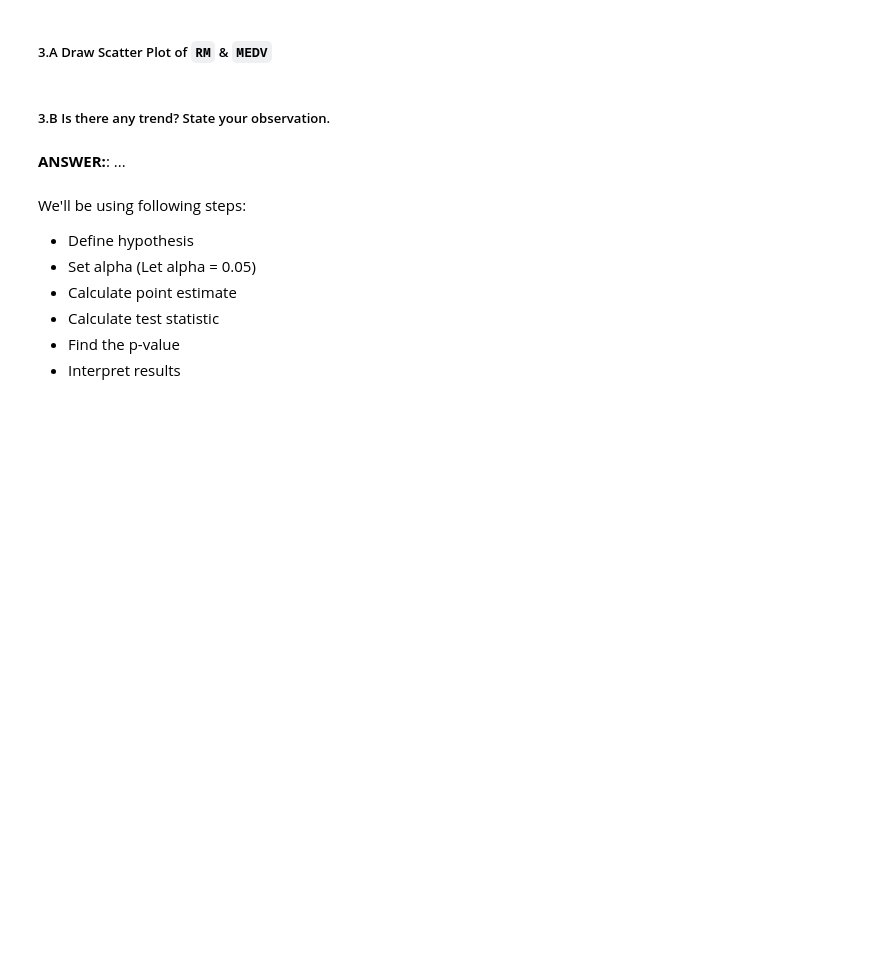
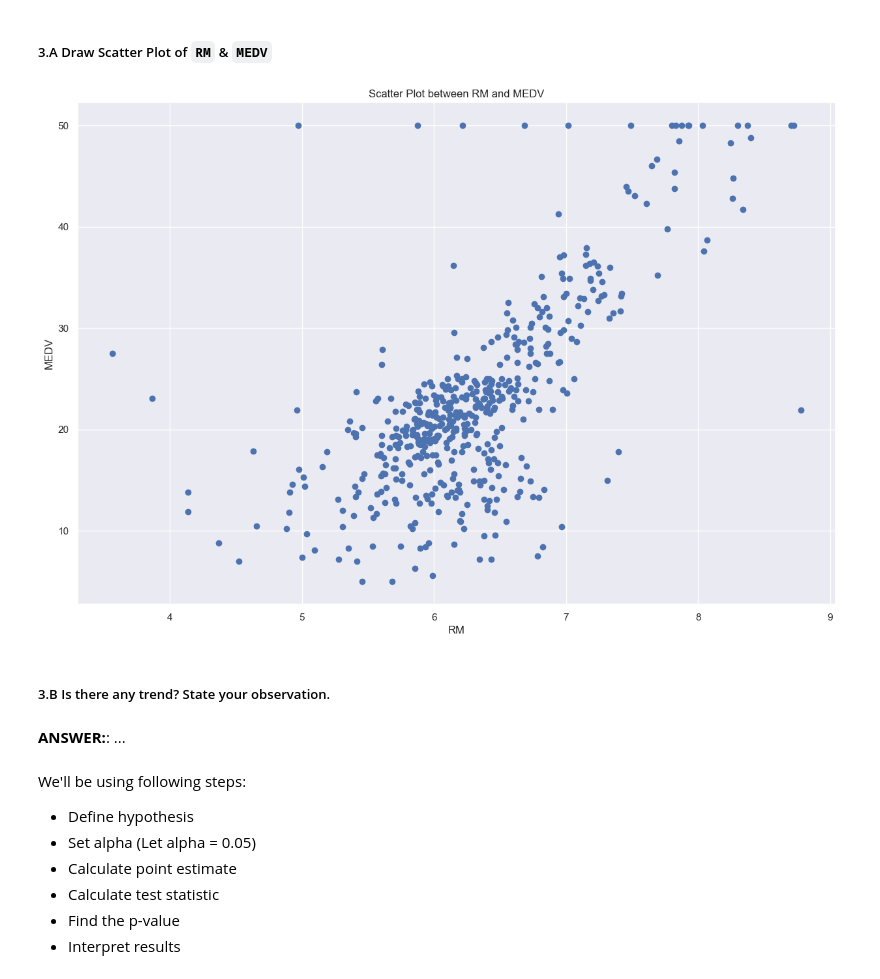
Before and after one commit to Oheneapaw/IOD_NEW, a Jupyter notebook: Module 2 New/Lab 2/IOD_Lab-2_2_2.ipynb, the cells around one changed output. Cells and saved outputs as stored; diff of their text form; code cells hidden in the pictures; blank space fills up the shorter version.

```diff
--- a/Module 2 New/Lab 2/IOD_Lab-2_2_2.ipynb
+++ b/Module 2 New/Lab 2/IOD_Lab-2_2_2.ipynb
@@ -74,3 +78,11 @@ RM.plot(kind='hist');
+# %%
+plt.scatter(df['RM'], df['MEDV'])
+plt.xlabel('RM')
+plt.ylabel('MEDV')
+plt.title('Scatter Plot between RM and MEDV')
+plt.show()
+# %% [output]
+[figure, added]
 # %% [markdown]
 ##### 3.B Is there any trend? State your observation.
 # %% [markdown]
```
Also changed, not shown: parts of 36 cells of this notebook.
